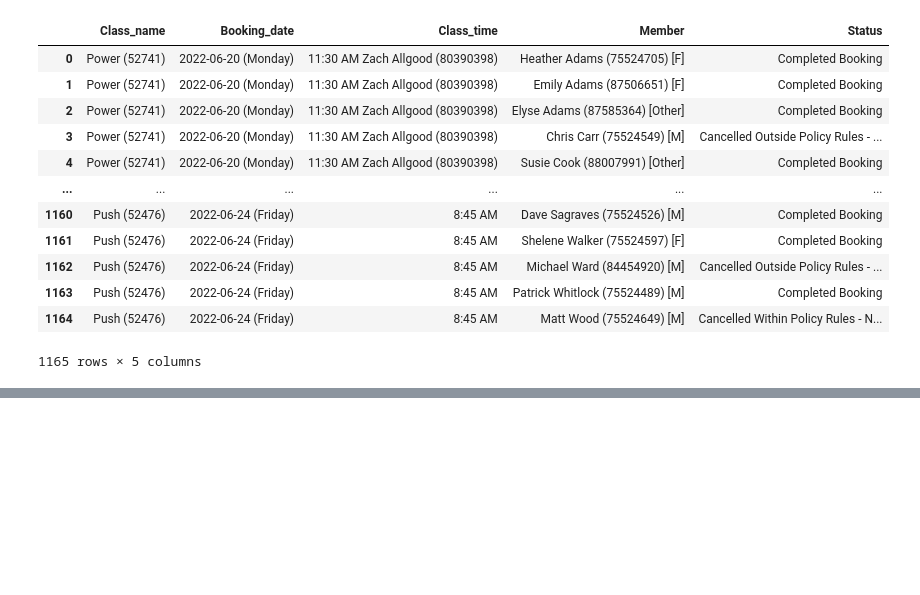
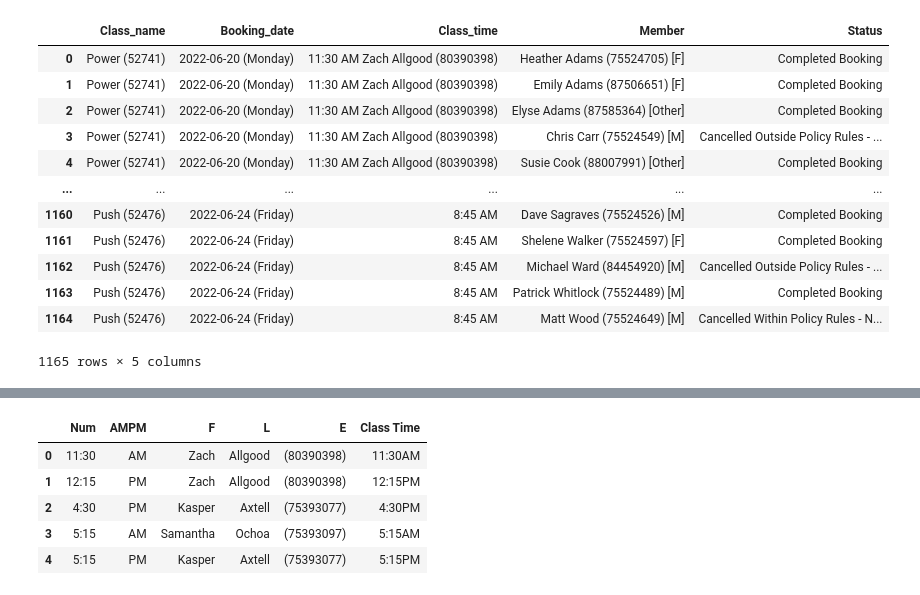
Before and after one commit to zwa004/gym_trends, a Jupyter notebook: class_att.ipynb, the cells around one changed output, grey strips where cells are left out. Cells and saved outputs as stored; diff of their text form; code cells hidden in the pictures; blank space fills up the shorter version.

```diff
--- a/class_att.ipynb
+++ b/class_att.ipynb
@@ -64,0 +99,3 @@ print(class_att)
+# %%
+members_in_class_by_time = pd.DataFrame(completed_bookings.groupby(['Booking_date','Class_time','Class_name'], as_index=False)['Member'].count())
+members_in_class_by_time.head()
@@ -64,0 +109,7 @@ print(class_att)
+# %%
+###Need to extract class time from Class_time column
+
+
+#Remove Class_time column to get time
+class_times = pd.DataFrame(members_in_class_by_time['Class_time'].str.split(expand=True))
+class_times.head()
@@ -64,0 +123,4 @@ print(class_att)
+# %%
+#Rename
+class_times.columns = ['Num','AMPM','F','L','E']
+class_times.head()
@@ -64,0 +134,11 @@ print(class_att)
+# %%
+#Combine to make Class Time
+class_times['Class Time'] = class_times['Num'] + class_times['AMPM']
+class_times.head()
+# %% [output]
+|  | Num | AMPM | F | L | E | Class Time |
+| 0 | 11:30 | AM | Zach | Allgood | (80390398) | 11:30AM |
+| 1 | 12:15 | PM | Zach | Allgood | (80390398) | 12:15PM |
+| 2 | 4:30 | PM | Kasper | Axtell | (75393077) | 4:30PM |
+| 3 | 5:15 | AM | Samantha | Ochoa | (75393097) | 5:15AM |
+| 4 | 5:15 | PM | Kasper | Axtell | (75393077) | 5:15PM |
```
Also changed, not shown: parts of 13 cells of this notebook.
